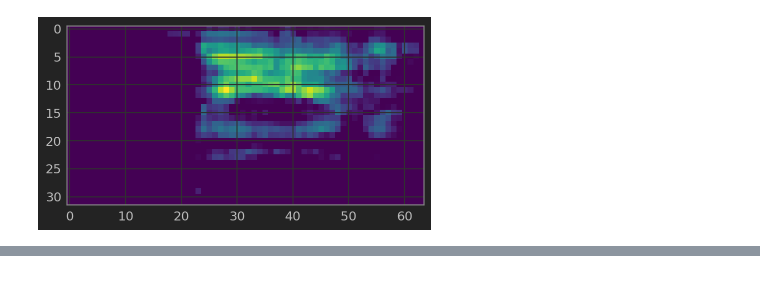
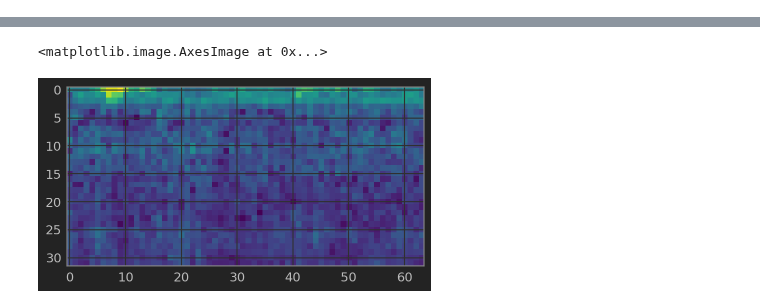
Before and after one commit to myurasov/Kaggle-TF-Speech, a Jupyter notebook: data-generation.ipynb, the cells around one changed output, grey strips where cells are left out. Cells and saved outputs as stored; diff of their text form; code cells hidden in the pictures.

```diff
--- a/data-generation.ipynb
+++ b/data-generation.ipynb
@@ -170,11 +199,16 @@ if __name__ == '__main__':
     dg = DataGenerator('/d2/caches/tf-speech/train/audio')
     dg.n_mels = 32
     dg.msg_w = 64
-    m = dg.msg(wavfile.read(f)[1])
-    plt.imshow(m)
+    b = wavfile.read(f)[1]
+    m = dg.msg(b)
+#     plt.imshow(m)
-# %% [output]
-[figure, removed]
 # %%
-ipd.Audio(dg.generate_silence_sample(), rate=dg.sample_rate)
+a = dg.generate_silence_audio()
+ipd.Audio(a, rate=dg.sample_rate)
 # %% [output]
 [interactive output not drawn]
+# %%
+plt.imshow(dg.msg(a))
+# %% [output]
+<matplotlib.image.AxesImage at 0x...>
+[figure, added]
```
Also changed, not shown: parts of 2 cells of this notebook.
